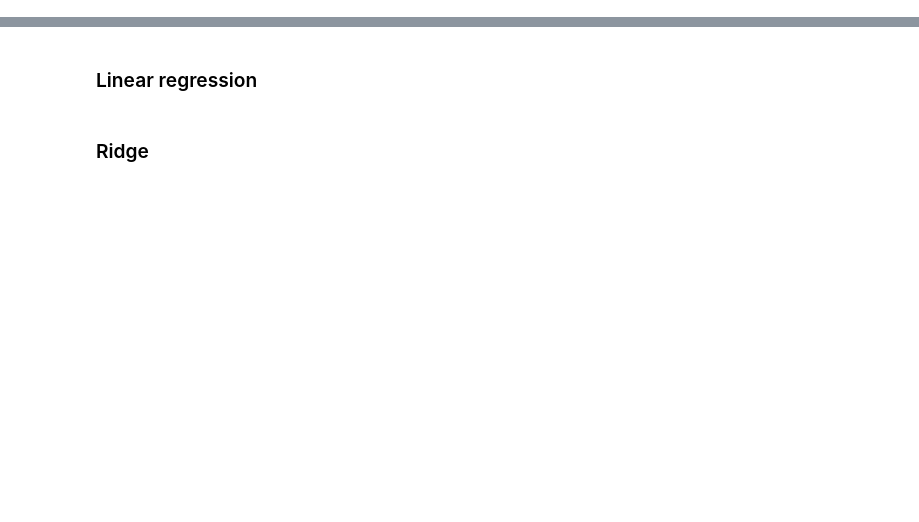
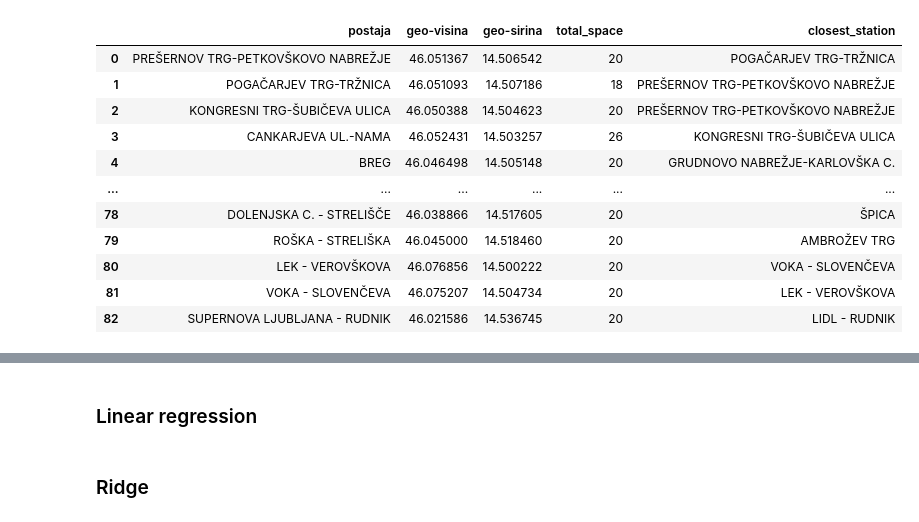
Before and after one commit to jkuhta/BicikeLj-prediction-model, a Jupyter notebook: notebook-final.ipynb, the cells around one changed output, grey strips where cells are left out. Drawn from its saved outputs; the diff is of its cells as text; code cells hidden in the pictures; blank space fills up the shorter version.

```diff
--- a/notebook-final.ipynb
+++ b/notebook-final.ipynb
@@ -203,3 +310,87 @@ def display_cv_scores(scores, n_folds=5):
     display(scores_df)
 
     return scores_df
+# %%
+# Function to calculate the distance between two points using Haversine formula
+def haversine_distance(lat1, lon1, lat2, lon2):
+    """
+    Calculate the distance between two points on the Earth's surface
+    using the Haversine formula.
+    """
+    # Earth radius in kilometers
+    R = 6371.0
+
+    # Convert coordinates to radians
+    lat1_rad = np.radians(lat1)
+    lon1_rad = np.radians(lon1)
+    lat2_rad = np.radians(lat2)
+    lon2_rad = np.radians(lon2)
+
+    # Calculate differences in coordinates
+    dlat = lat2_rad - lat1_rad
+    dlon = lon2_rad - lon1_rad
+
+    # Haversine formula
+    a = np.sin(dlat / 2)**2 + np.cos(lat1_rad) * np.cos(lat2_rad) * np.sin(dlon / 2)**2
+    c = 2 * np.arctan2(np.sqrt(a), np.sqrt(1 - a))
+    distance = R * c
+
+    return distance
+
+def create_closest_station():
+    # Load the data into a DataFrame
+    data = pd.read_csv('./podatki/bicikelj_metadata.csv', delimiter='\t')
+
+    # Create a new column to store the index of the closest station
+    data['closest_station'] = np.nan
+
+    # Iterate over each station
+    for i in range(len(data)):
+        lat1 = data.loc[i, 'geo-sirina']
+        lon1 = data.loc[i, 'geo-visina']
+        min_distance = np.inf
+        closest_station_index = None
+
+        # Compare the current station with all other stations
+        for j in range(len(data)):
+            if i != j:
+                lat2 = data.loc[j, 'geo-sirina']
+                lon2 = data.loc[j, 'geo-visina']
+
+                # Calculate the distance between the stations
+                distance = haversine_distance(lat1, lon1, lat2, lon2)
+
+                # Check if the current distance is smaller than the minimum distance
+                if distance < min_distance:
+                    min_distance = distance
+                    closest_station_index = j
+
+        # Assign the index of the closest station to the current station's row
+        data.loc[i, f'closest_station'] = data.iloc[closest_station_index, 0]
+
+    # Print the DataFrame with the closest station information
+    return data
+
+df_closest = create_closest_station()
+display(df_closest)
+
+def add_closest_station(x, column, ix):
+    closest_station = df_closest.loc[df_closest['postaja'] == column, 'closest_station'].values[0]
+    total_space = df_total_space[f"{closest_station}_total_space_h"].iloc[0]
+    #x[f'{column}_closest_station_is_empty'] = (x[f'{closest_station}_closest_{ix}h'] == 0).astype(int)
+    x[f'{column}_closest_station_is_full'] = (x[f'{closest_station}_closest_{ix}h'] == total_space).astype(int)
+    #print(closest_station)
+    return x
+# %% [output]
+|  | postaja | geo-visina | geo-sirina | total_space | closest_station |
+| 0 | PREŠERNOV TRG-PETKOVŠKOVO NABREŽJE | 46.051367 | 14.506542 | 20 | POGAČARJEV TRG-TRŽNICA |
+| 1 | POGAČARJEV TRG-TRŽNICA | 46.051093 | 14.507186 | 18 | PREŠERNOV TRG-PETKOVŠKOVO NABREŽJE |
+| 2 | KONGRESNI TRG-ŠUBIČEVA ULICA | 46.050388 | 14.504623 | 20 | PREŠERNOV TRG-PETKOVŠKOVO NABREŽJE |
+| 3 | CANKARJEVA UL.-NAMA | 46.052431 | 14.503257 | 26 | KONGRESNI TRG-ŠUBIČEVA ULICA |
+| 4 | BREG | 46.046498 | 14.505148 | 20 | GRUDNOVO NABREŽJE-KARLOVŠKA C. |
+| ... | ... | ... | ... | ... | ... |
+| 78 | DOLENJSKA C. - STRELIŠČE | 46.038866 | 14.517605 | 20 | ŠPICA |
+| 79 | ROŠKA - STRELIŠKA | 46.045000 | 14.518460 | 20 | AMBROŽEV TRG |
+| 80 | LEK - VEROVŠKOVA | 46.076856 | 14.500222 | 20 | VOKA - SLOVENČEVA |
+| 81 | VOKA - SLOVENČEVA | 46.075207 | 14.504734 | 20 | LEK - VEROVŠKOVA |
+| 82 | SUPERNOVA LJUBLJANA - RUDNIK | 46.021586 | 14.536745 | 20 | LIDL - RUDNIK |
```
Also changed, not shown: parts of 34 cells of this notebook, 18 other files.
